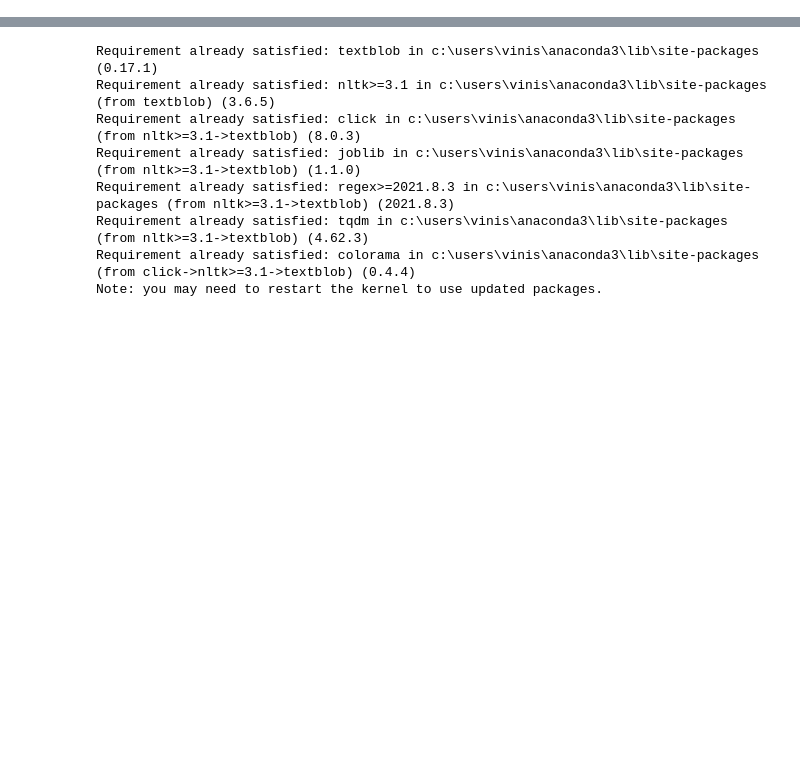
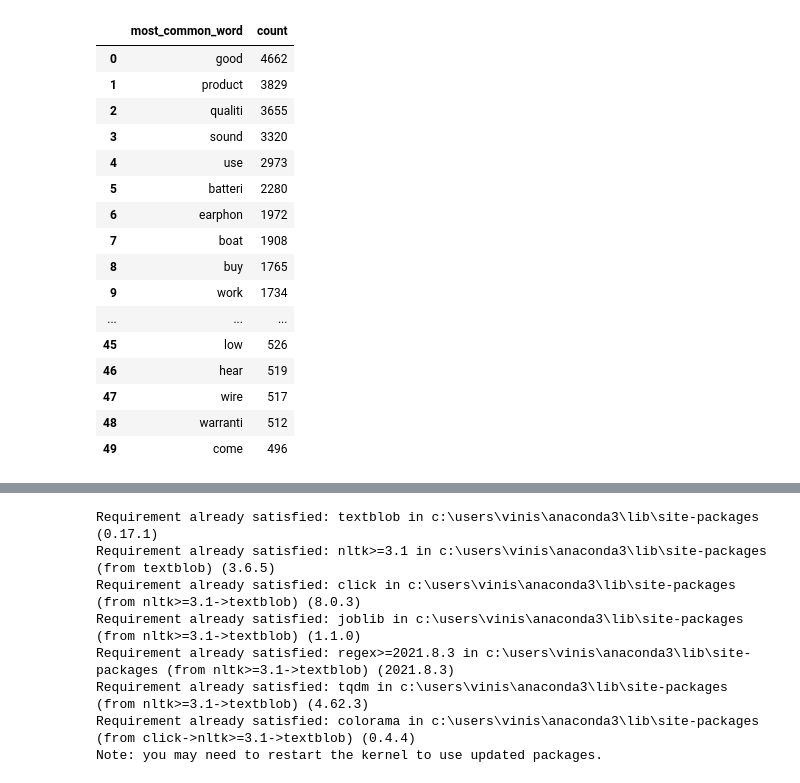
Before and after one commit to Vinaykumar112/Sentiment-Analysis-On-Product-Reviews, a Jupyter notebook: Exploratory Data Analysis.ipynb, the cells around one changed output, grey strips where cells are left out. Drawn from its saved outputs; the diff is of its cells as text; code cells hidden in the pictures; blank space fills up the shorter version.

```diff
--- a/Exploratory Data Analysis.ipynb
+++ b/Exploratory Data Analysis.ipynb
@@ -76,0 +106,25 @@ data
+# %%
+# words count
+from collections import Counter
+words_collection = Counter([words for subtext in data['cleaned_reviews_1'] for words in subtext])
+most_common = pd.DataFrame(words_collection.most_common(50))
+most_common.columns = ['most_common_word','count']
+most_common
+# %% [output]
+|  | most_common_word | count |
+| 0 | good | 4662 |
+| 1 | product | 3829 |
+| 2 | qualiti | 3655 |
+| 3 | sound | 3320 |
+| 4 | use | 2973 |
+| 5 | batteri | 2280 |
+| 6 | earphon | 1972 |
+| 7 | boat | 1908 |
+| 8 | buy | 1765 |
+| 9 | work | 1734 |
+| ... | ... | ... |
+| 45 | low | 526 |
+| 46 | hear | 519 |
+| 47 | wire | 517 |
+| 48 | warranti | 512 |
+| 49 | come | 496 |
```
Also changed, not shown: parts of 26 cells of this notebook, 4 other files.
